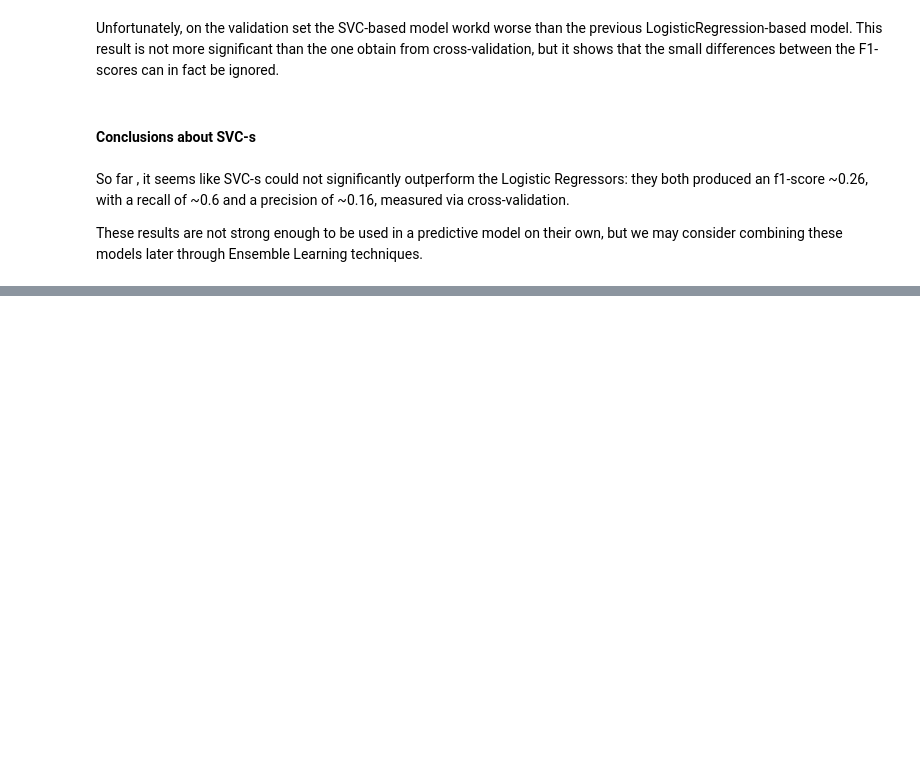
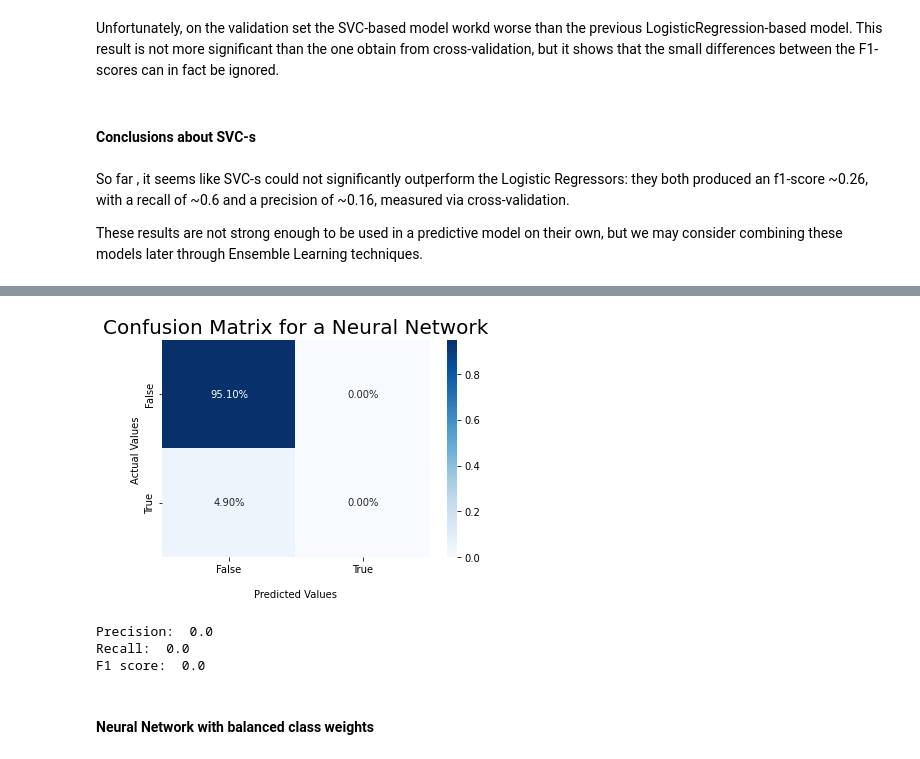
Before and after one commit to bori00/Stroke-Predictor, a Jupyter notebook: Stroke_Predictor_ML_Only.ipynb, the cells around one changed output, grey strips where cells are left out. Drawn from its saved outputs; the diff is of its cells as text; code cells hidden in the pictures; blank space fills up the shorter version.

Commit message:
add initial experiments with neural networks

```diff
--- a/Stroke_Predictor_ML_Only.ipynb
+++ b/Stroke_Predictor_ML_Only.ipynb
@@ -854,0 +908,12 @@ These results are not strong enough to be used in a predictive model on their ow
+# %%
+y_pred = model.predict(X_valid1) >= 0.5
+conf_mat = confusion_matrix(y_valid1, y_pred)
+plot_confusion_matrix_with_percentages(conf_mat, "Confusion Matrix for a Neural Network")
+print_metrics(y_valid1, y_pred)
+# %% [output]
+[figure, added]
+Precision:  0.0
+Recall:  0.0
+F1 score:  0.0
+# %% [markdown]
+#### Neural Network with balanced class weights
```
Also changed, not shown: parts of 17 cells of this notebook.
